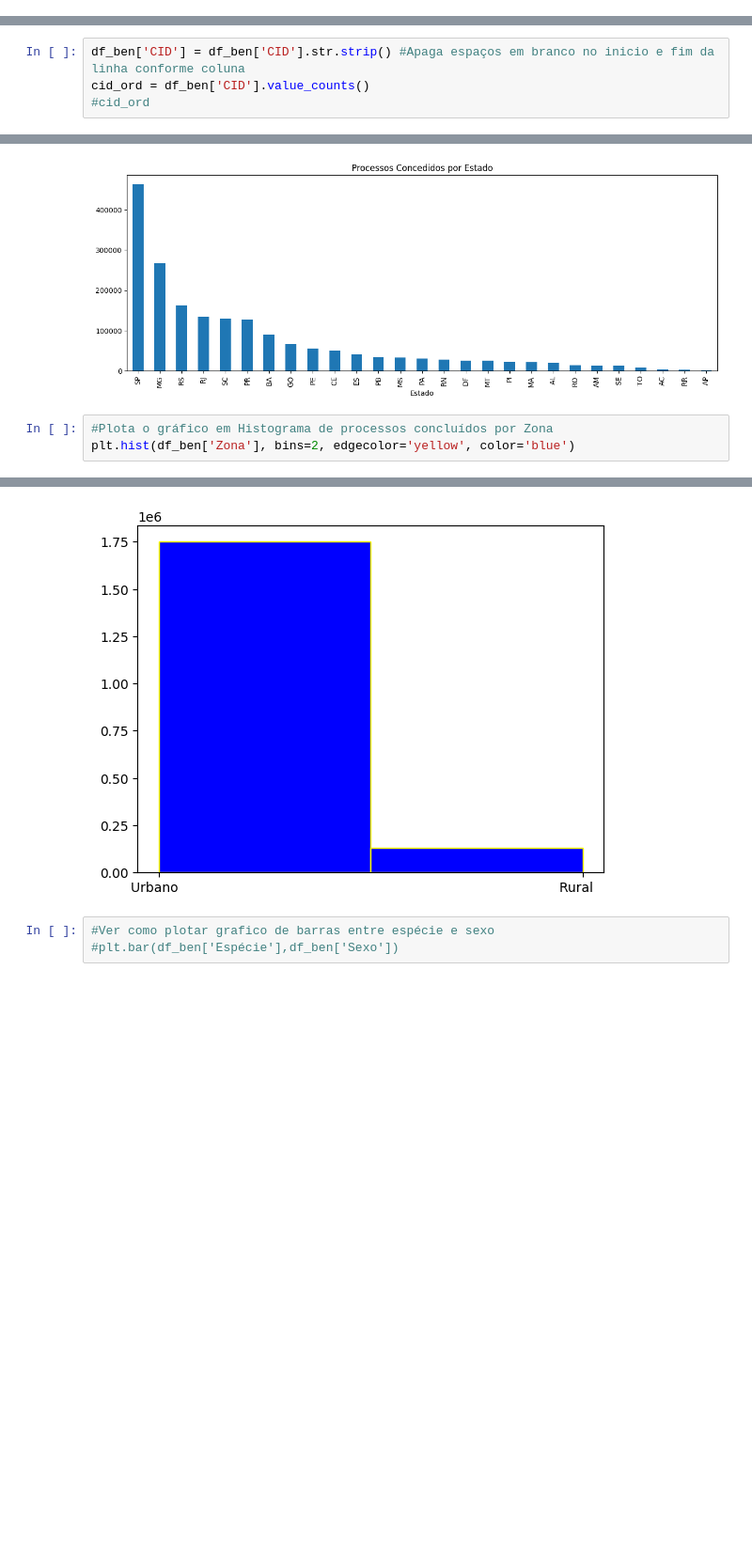
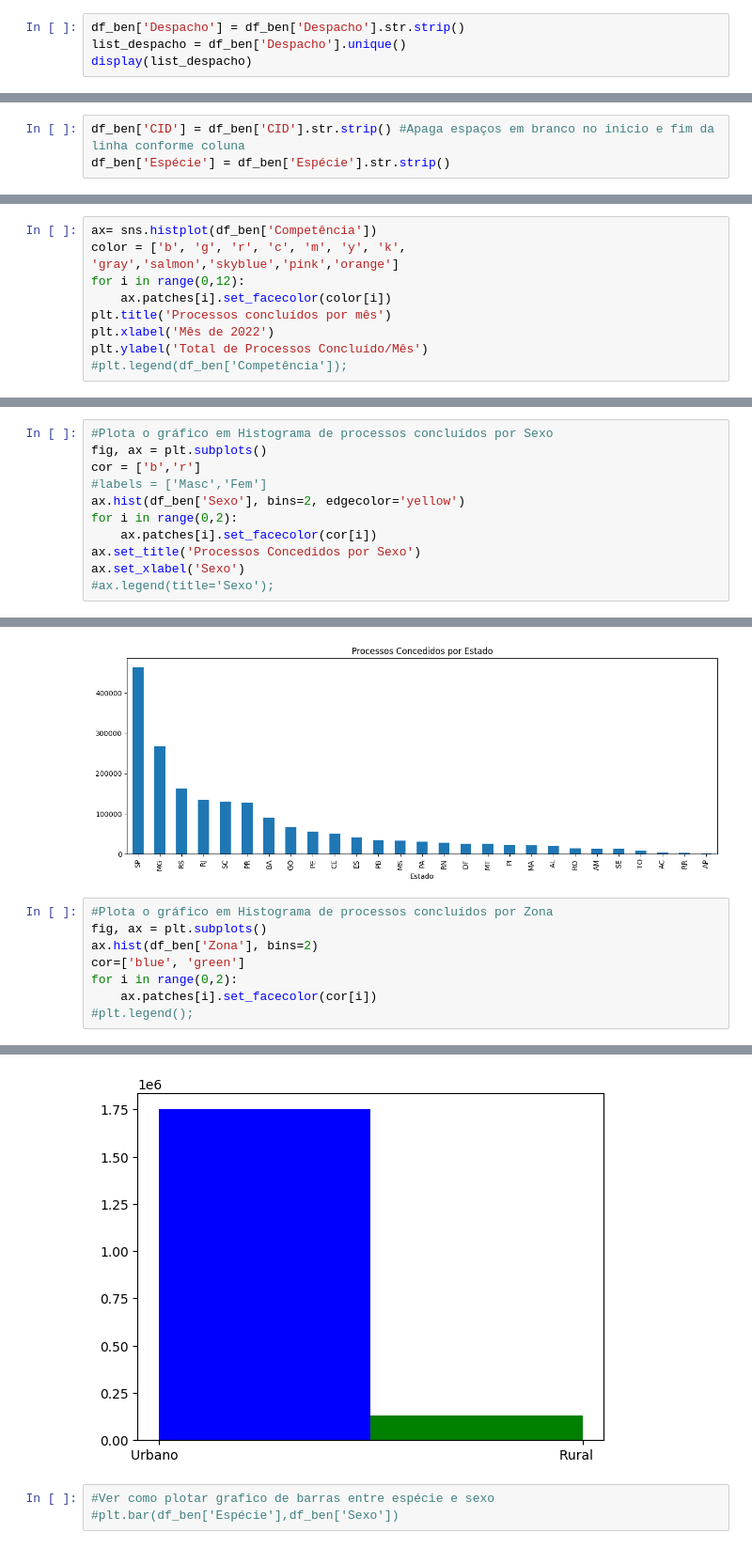
Before and after one commit to brunolunarj/cienciadedados, a Jupyter notebook: MPV012023.ipynb, the cells around one changed output, grey strips where cells are left out. Shown at 94% size. Saved outputs shown, nothing was run; the diff lists cells and outputs as text; blank space fills up the shorter version.

```diff
--- a/MPV012023.ipynb
+++ b/MPV012023.ipynb
@@ -143,0 +142,4 @@ array(['Revisao Administrativa', 'Concessao Normal', 'Acao Judicial',
+# %%
+df_ben['Despacho'] = df_ben['Despacho'].str.strip()
+list_despacho = df_ben['Despacho'].unique()
+display(list_despacho)
@@ -173,8 +179,7 @@ Index(['Competência', 'Espécie', 'CID', 'Despacho', 'Dt Nascimento', 'Sexo',
       dtype='object')
 # %%
 df_ben['CID'] = df_ben['CID'].str.strip() #Apaga espaços em branco no inicio e fim da linha conforme coluna
-cid_ord = df_ben['CID'].value_counts()
-#cid_ord
+df_ben['Espécie'] = df_ben['Espécie'].str.strip()
 # %%
 #Apaga todas as linhas que tenham valor NaN (Missings)
 df_ben = df_ben.dropna()
@@ -206,3 +212,12 @@ max      7.572000e+00
 Name: Qt SM RMI, dtype: float64
 # %% [markdown]
 ### 3.2 - Plotando os gráficos
+# %%
+ax= sns.histplot(df_ben['Competência'])
+color = ['b', 'g', 'r', 'c', 'm', 'y', 'k', 'gray','salmon','skyblue','pink','orange']
+for i in range(0,12):
+    ax.patches[i].set_facecolor(color[i])
+plt.title('Processos concluídos por mês')
+plt.xlabel('Mês de 2022')
+plt.ylabel('Total de Processos Concluído/Mês')
+#plt.legend(df_ben['Competência']);
@@ -254,0 +293,11 @@ Name: Despacho, dtype: int64
+# %%
+#Plota o gráfico em Histograma de processos concluídos por Sexo
+fig, ax = plt.subplots()
+cor = ['b','r']
+#labels = ['Masc','Fem']
+ax.hist(df_ben['Sexo'], bins=2, edgecolor='yellow')
+for i in range(0,2):
+    ax.patches[i].set_facecolor(cor[i])
+ax.set_title('Processos Concedidos por Sexo')
+ax.set_xlabel('Sexo')
+#ax.legend(title='Sexo');
@@ -283,5 +328,10 @@ Text(0.5, 0, 'Estado')
 [figure]
 # %%
 #Plota o gráfico em Histograma de processos concluídos por Zona
-plt.hist(df_ben['Zona'], bins=2, edgecolor='yellow', color='blue')
+fig, ax = plt.subplots()
+ax.hist(df_ben['Zona'], bins=2)
+cor=['blue', 'green']
+for i in range(0,2):
+    ax.patches[i].set_facecolor(cor[i])
+#plt.legend();
 # %% [output]
@@ -291,4 +338,4 @@ plt.hist(df_ben['Zona'], bins=2, edgecolor='yellow', color='blue')
-[figure, old version]
+[figure, new version]
 # %%
 #Ver como plotar grafico de barras entre espécie e sexo
 #plt.bar(df_ben['Espécie'],df_ben['Sexo'])
```
Also changed, not shown: parts of 33 cells of this notebook.
